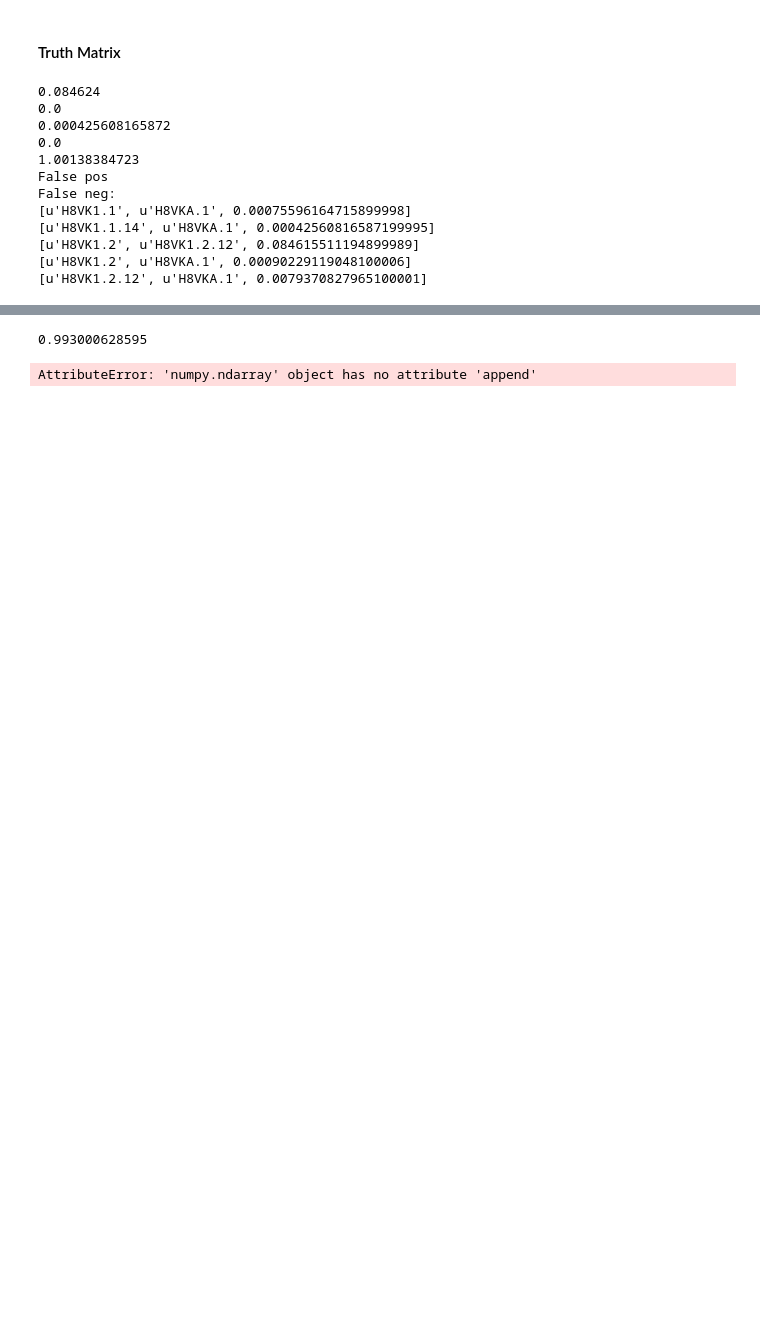
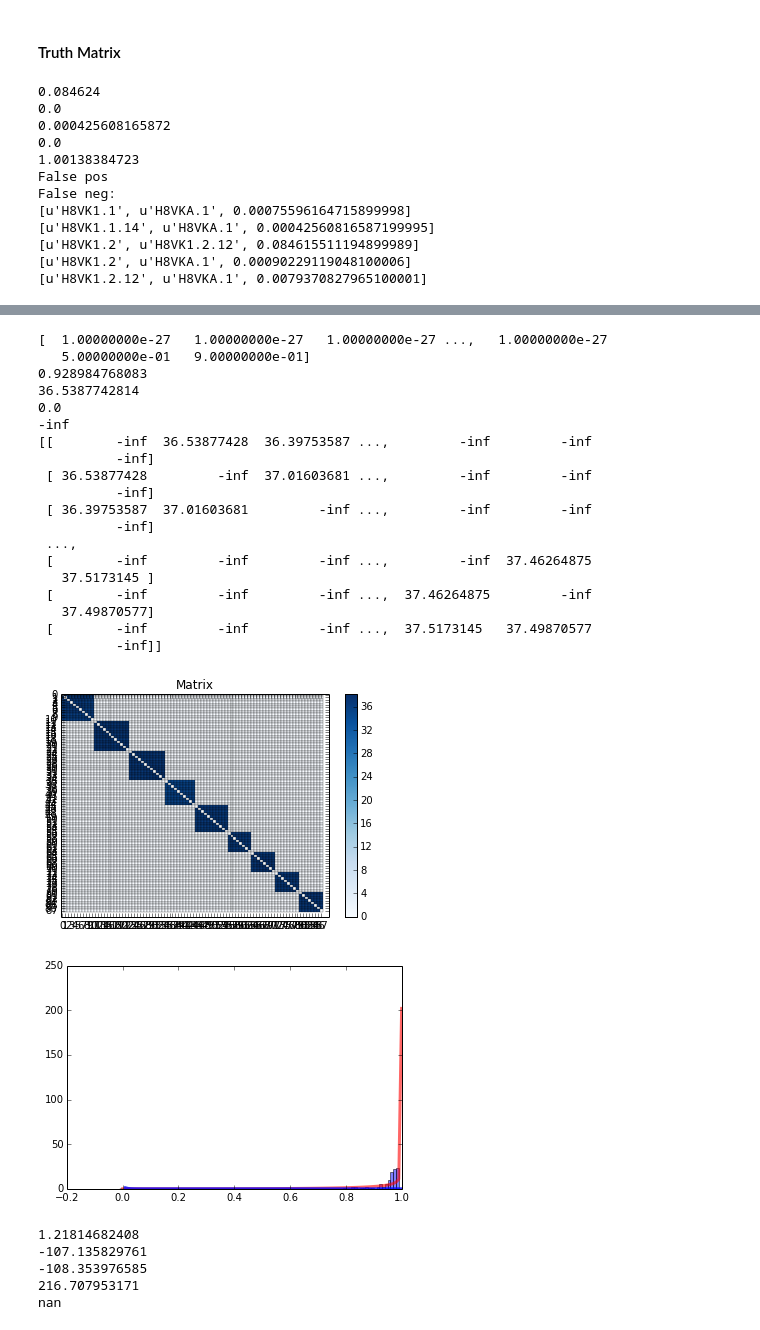
Before and after one commit to bradtaylor/thesis, a Jupyter notebook: evaluate_library_descrimination.ipynb, the cells around one changed output, grey strips where cells are left out. Drawn from its saved outputs; the diff is of its cells as text; code cells hidden in the pictures; blank space fills up the shorter version.

```diff
--- a/evaluate_library_descrimination.ipynb
+++ b/evaluate_library_descrimination.ipynb
@@ -887,18 +931,17 @@ ten_libraries_metadata = "test_10_libraries.read_groups.json"
 meta = read_metadata(ten_libraries_metadata)
 groups, libraries = get_groups_and_libraries(meta)
 truth = make_truth_matrix(groups, libraries)
-print np.max(distance.values)
 
 def fit_beta_distributions(distance, truth):
     # Fit a beta distribution to the true positives
-    true_positives=distance.values[truth.values>0].append(0)
+    true_positives=np.append(distance.values[truth.values>0], [10**-27, 0.5, 0.9])
 
     alphaT, betaT, locT, scaleT = beta.fit(true_positives, floc=0, fscale=1)
     dPos = beta(alphaT, betaT, locT, scaleT) # "freeze" the distribution parameters as an object
 
     # Fit a beta distribution to the true negatives
-    true_negatives=distance.values[truth.values==0]
-    true_negatives = true_negatives.append(1)
+    true_negatives=np.append(distance.values[truth.values==0] + 10**-27, [10**-27, 0.5, 0.9])
+    print true_negatives
     alphaN, betaN, locN, scaleN = beta.fit(true_negatives, floc=0, fscale=1)
     dNeg = beta(alphaN, betaN, locN, scaleN)
     return {'positive': dPos, 'negative': dNeg}
@@ -936,34 +979,58 @@ LOR_matrix = apply_log_odds(distance, dists)
 print LOR_matrix
 
 plot_matrix(LOR_matrix)
 
 # Plot the distribution pdfs alongside the distances historgram
 dPos = dists['positive']
 dNeg = dists['negative']
 my_bins=np.arange(-0.01,1,.01)
 true_positives=distance.values[truth.values>0]
 plt.hist(true_positives, normed=True, bins=my_bins, alpha=0.5, label='Same-library') # rescale. Density?
 x = np.linspace(dPos.ppf(0), dPos.ppf(0.99), 100)
 plt.plot(x, dPos.pdf(x), 'r', lw=3, alpha=0.6)
 plt.plot(x, dNeg.pdf(x), 'b', lw=3, alpha=0.8)
 plt.show()
 
 
 # Likelihood ratio test.
 from scipy.stats import chisqprob
 LLalt = np.log(dPos.pdf(a_true_pos)) # log likelihood that our 'same-library' distribution is the best model given x, i.e. log probability-denisity-function(x) given same-library model
 LLnull = np.log(dNeg.pdf(a_true_pos)) # log likelihood that our 'different-library' distribution is the best model
 LLratio = LLnull - LLalt
 test_statistic = -2*LLratio # test statistic follows chi-square distribution with degrees of freedom 0 (since # parameters equal)
 p_value = chisqprob(test_statistic, 0)
 
 print LLalt
 print LLnull
 print LLratio
 print test_statistic
 print p_value
 # %% [output]
-0.993000628595
+[  1.00000000e-27   1.00000000e-27   1.00000000e-27 ...,   1.00000000e-27
+   5.00000000e-01   9.00000000e-01]
+0.928984768083
+36.5387742814
+0.0
+-inf
+[[        -inf  36.53877428  36.39753587 ...,         -inf         -inf
+          -inf]
+ [ 36.53877428         -inf  37.01603681 ...,         -inf         -inf
+          -inf]
+ [ 36.39753587  37.01603681         -inf ...,         -inf         -inf
+          -inf]
+ ...,
+ [        -inf         -inf         -inf ...,         -inf  37.46264875
+   37.5173145 ]
+ [        -inf         -inf         -inf ...,  37.46264875         -inf
+   37.49870577]
+ [        -inf         -inf         -inf ...,  37.5173145   37.49870577
+          -inf]]
+[figure, added]
+[figure, added]
-AttributeError: 'numpy.ndarray' object has no attribute 'append'
+1.21814682408
+-107.135829761
+-108.353976585
+216.707953171
+nan
 # %%
 a=np.array([10,20,30,40,3])
```
Also changed, not shown: parts of 9 cells of this notebook.
